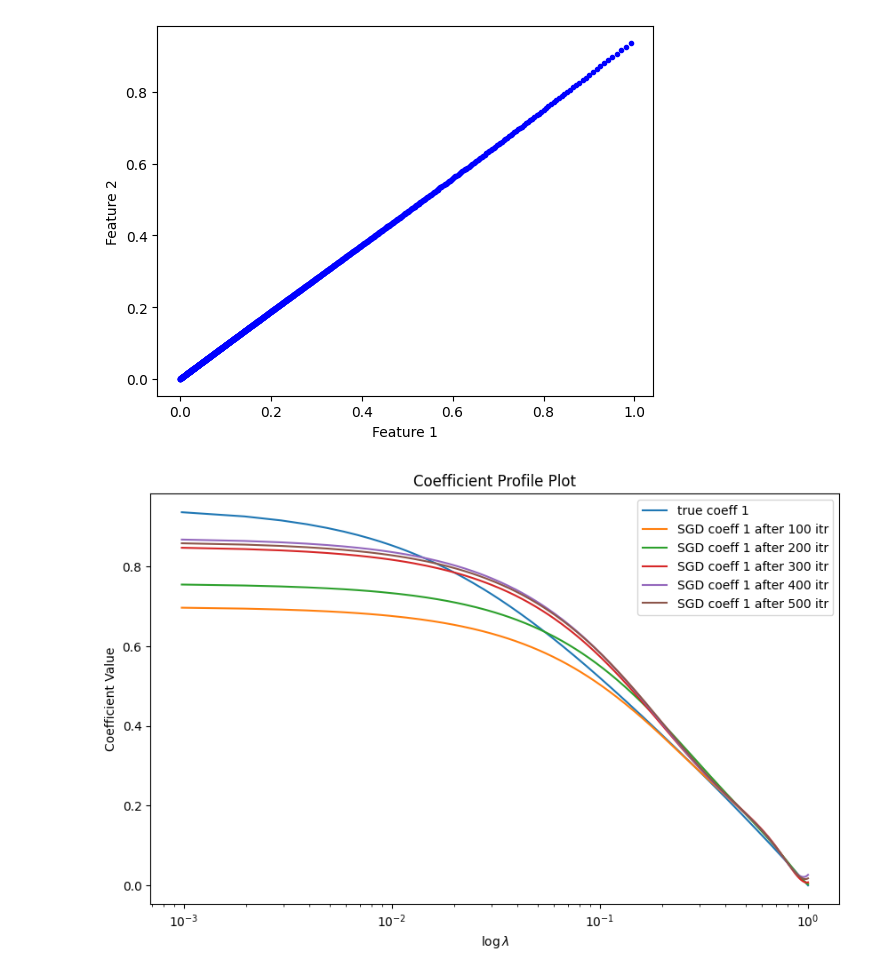
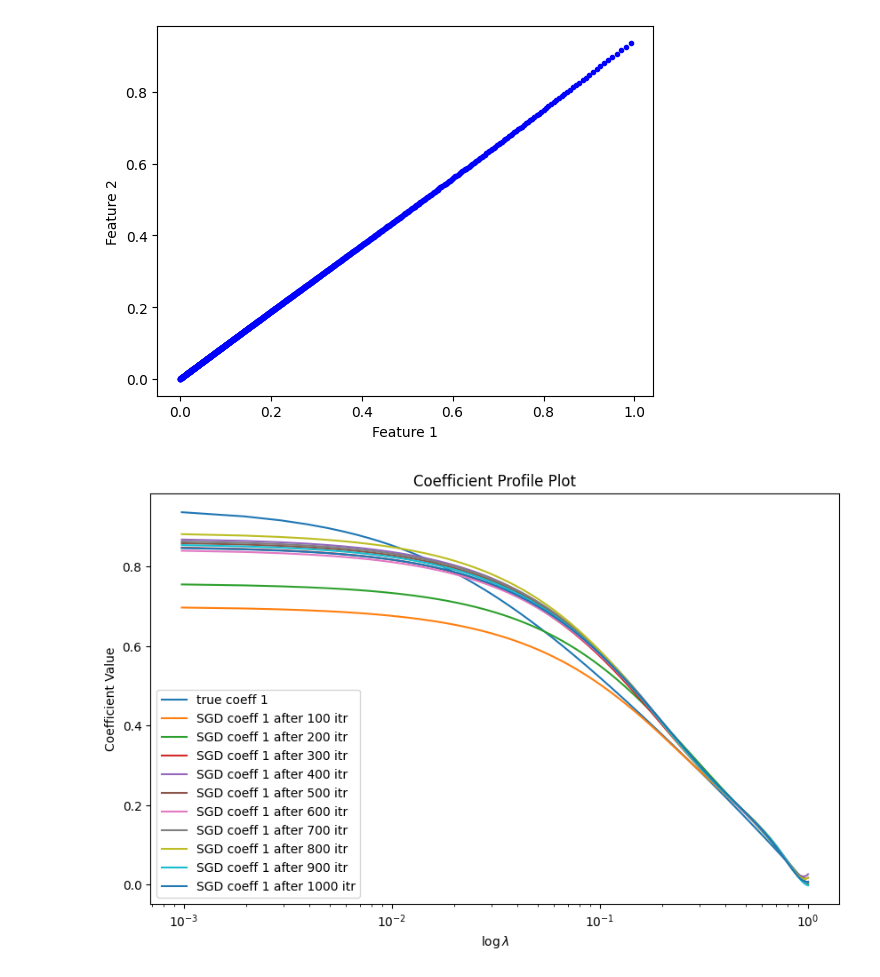
Before and after one commit to Cumberkid/Learning-the-Optimal-Solution-Path, a Jupyter notebook: Visualizing_the_Solution_Path_on_2d_Synthetic_Data.ipynb, the cells around one changed output. Saved outputs shown, nothing was run; the diff lists cells and outputs as text; code cells hidden in the pictures.

```diff
--- a/Visualizing_the_Solution_Path_on_2d_Synthetic_Data.ipynb
+++ b/Visualizing_the_Solution_Path_on_2d_Synthetic_Data.ipynb
@@ -154,35 +155,36 @@ plt.plot(lambdas, thetas[:,1], label=f'true coeff {1}')
 
 # build the model
 basis_dim = 5
-epoch = 500
+epoch = 1000
 lr = 0.5**4
+
 np.random.seed(8675309)
 torch.manual_seed(8675309)
 model = my_module.Basis_TF_SGD(input_dim_syn, basis_dim, phi_lam, intercept=True).to(device)# reg_param = 0 here is only a space holder
 optimizer = torch.optim.SGD(model.parameters(), lr=lr)
 optimizer.zero_grad()
 
 for t in range(epoch):
     my_module.train_SGD(syn_data_loader, model, criterion, optimizer)
     if (t+1) % 100 == 0:
         thetas_SGD = []
         for lam in lambdas:
             thetas_SGD.append(model(lam).data.detach().numpy())
         thetas_SGD = np.array(thetas_SGD)
         # Plot coefficient profiles
         plt.plot(lambdas, thetas_SGD[:,1], label=f'SGD coeff {1} after {t+1} itr')
 
 
 # Set plot labels and title
 plt.xscale('log')  # Log scale for the x-axis
 plt.xlabel('$\\log \\lambda$')
 plt.ylabel('Coefficient Value')
 plt.title('Coefficient Profile Plot')
 
 # Add legend
 plt.legend()
 
 # Show the plot
 plt.show()
 # %% [output]
-[figure, old version]
+[figure, new version]
```
Also changed, not shown: parts of 12 cells of this notebook.
